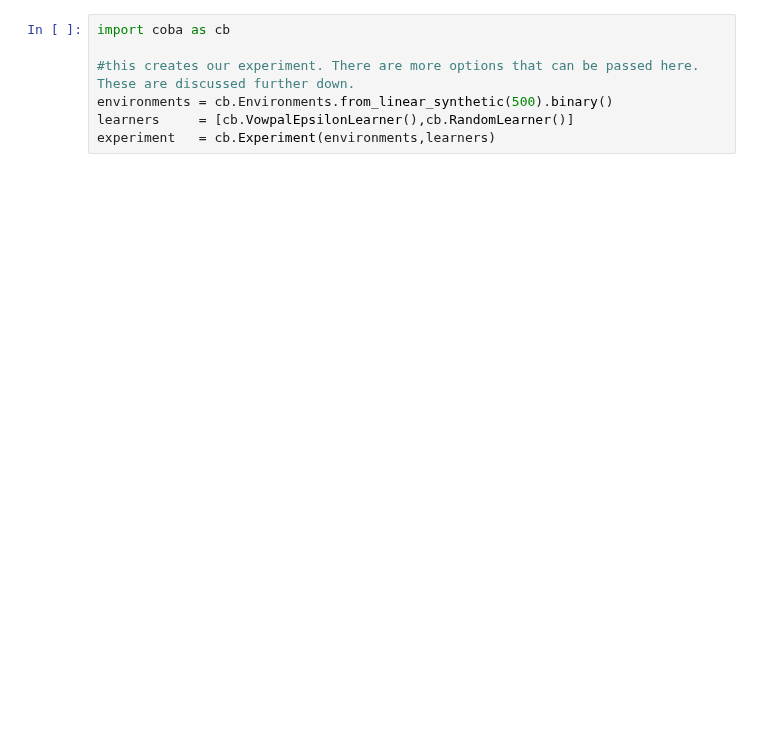
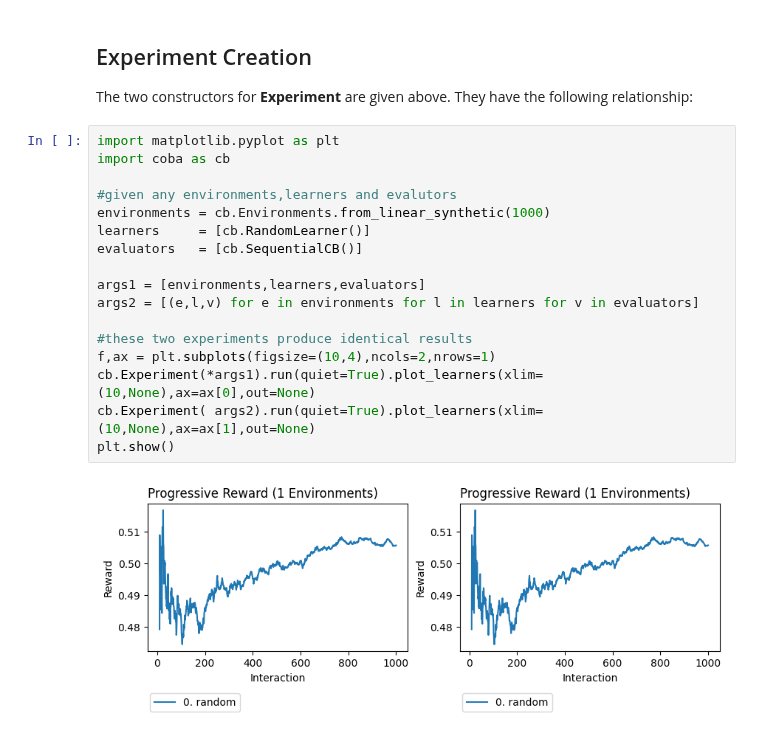
Before and after one commit to VowpalWabbit/coba, a Jupyter notebook: examples/notebooks/Experiments.ipynb, the cells around one changed output. Saved outputs shown, nothing was run; the diff lists cells and outputs as text; blank space fills up the shorter version.

```diff
--- a/examples/notebooks/Experiments.ipynb
+++ b/examples/notebooks/Experiments.ipynb
@@ -11,8 +26,23 @@ Before you do anything with an **Experiment** you have to create one. To create
+# %% [markdown]
+## Experiment Creation
+The two constructors for **Experiment** are given above. They have the following relationship:
 # %%
+import matplotlib.pyplot as plt
 import coba as cb
 
-#this creates our experiment. There are more options that can be passed here. These are discussed further down.
-environments = cb.Environments.from_linear_synthetic(500).binary()
-learners     = [cb.VowpalEpsilonLearner(),cb.RandomLearner()]
-experiment   = cb.Experiment(environments,learners)
+#given any environments,learners and evalutors
+environments = cb.Environments.from_linear_synthetic(1000)
+learners     = [cb.RandomLearner()]
+evaluators   = [cb.SequentialCB()]
+
+args1 = [environments,learners,evaluators]
+args2 = [(e,l,v) for e in environments for l in learners for v in evaluators]
+
+#these two experiments produce identical results
+f,ax = plt.subplots(figsize=(10,4),ncols=2,nrows=1)
+cb.Experiment(*args1).run(quiet=True).plot_learners(xlim=(10,None),ax=ax[0],out=None)
+cb.Experiment( args2).run(quiet=True).plot_learners(xlim=(10,None),ax=ax[1],out=None)
+plt.show()
+# %% [output]
+[figure, added]
 # %% [markdown]
```
Also changed, not shown: parts of 16 cells of this notebook, 7 other files.
